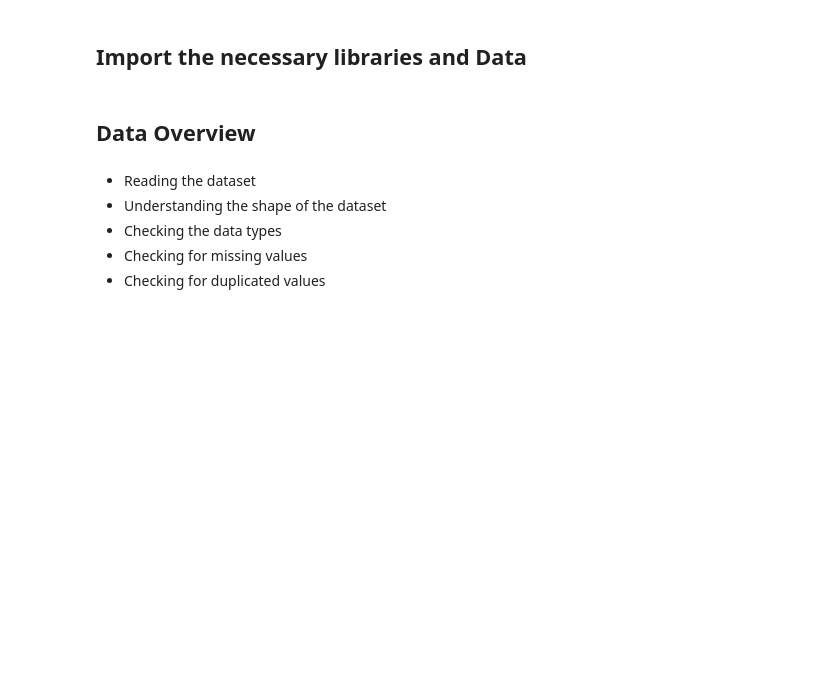
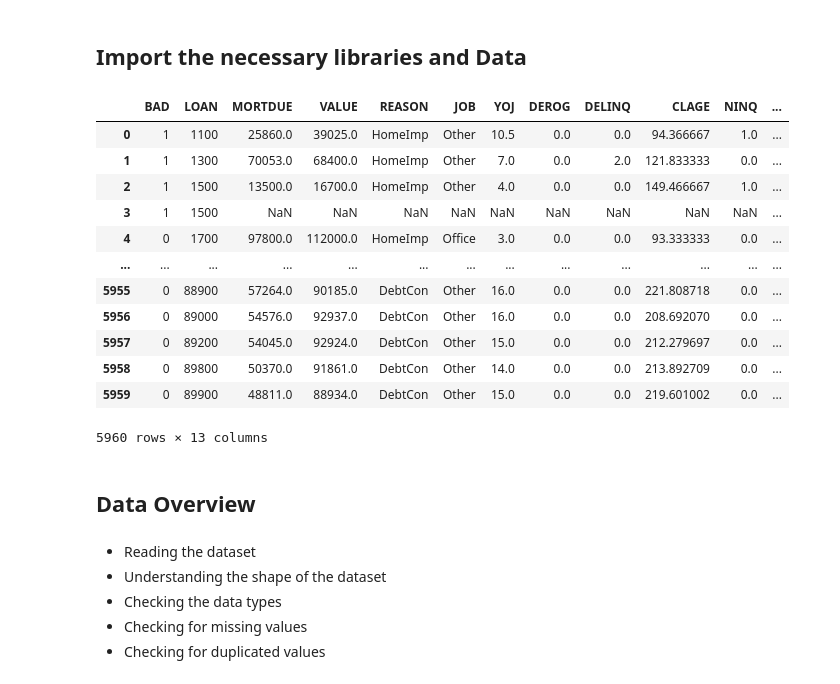
Before and after one commit to emailtosanj/ADSP_LAIEDM, a Jupyter notebook: adsp_laiedm/capstone/loan_default_prediction/Capstone_Project_Reference_Notebook_Loan_Default_Prediction_Full_Code.ipynb, the cells around one changed output. Drawn from its saved outputs; the diff is of its cells as text; code cells hidden in the pictures; blank space fills up the shorter version.

```diff
--- a/adsp_laiedm/capstone/loan_default_prediction/Capstone_Project_Reference_Notebook_Loan_Default_Prediction_Full_Code.ipynb
+++ b/adsp_laiedm/capstone/loan_default_prediction/Capstone_Project_Reference_Notebook_Loan_Default_Prediction_Full_Code.ipynb
@@ -64,3 +64,12 @@ The Home Equity dataset (HMEQ) contains baseline and loan performance informatio
 * **CLNO:** Number of existing credit lines.
 
 * **DEBTINC:** Debt-to-income ratio (all your monthly debt payments divided by your gross monthly income. This number is one way lenders measure your ability to manage the monthly payments to repay the money you plan to borrow.
+# %%
+#get the path to the dataset
+from google.colab import drive
+import os
+drive.mount('/content/drive')
+
+file_dir = '/content/drive/MyDrive/adsp_laiedm/capstone_project/capstone/loan_default_prediction'
+#list the files in the dir
+os.listdir(file_dir)
@@ -71,3 +96,25 @@ The Home Equity dataset (HMEQ) contains baseline and loan performance informatio
+# %%
+#display all columns.
+pd.set_option('display.max_columns', None)
+# pd.set_option('display.max_rows', None)
+# %%
+#load the dataset in pandas dataframe
+df = pd.read_csv(file_dir + '/hmeq.csv')
+df
+# %% [output]
+|  | BAD | LOAN | MORTDUE | VALUE | REASON | JOB | YOJ | DEROG | DELINQ | CLAGE | NINQ | ... |
+| 0 | 1 | 1100 | 25860.0 | 39025.0 | HomeImp | Other | 10.5 | 0.0 | 0.0 | 94.366667 | 1.0 | ... |
+| 1 | 1 | 1300 | 70053.0 | 68400.0 | HomeImp | Other | 7.0 | 0.0 | 2.0 | 121.833333 | 0.0 | ... |
+| 2 | 1 | 1500 | 13500.0 | 16700.0 | HomeImp | Other | 4.0 | 0.0 | 0.0 | 149.466667 | 1.0 | ... |
+| 3 | 1 | 1500 | NaN | NaN | NaN | NaN | NaN | NaN | NaN | NaN | NaN | ... |
+| 4 | 0 | 1700 | 97800.0 | 112000.0 | HomeImp | Office | 3.0 | 0.0 | 0.0 | 93.333333 | 0.0 | ... |
+| ... | ... | ... | ... | ... | ... | ... | ... | ... | ... | ... | ... | ... |
+| 5955 | 0 | 88900 | 57264.0 | 90185.0 | DebtCon | Other | 16.0 | 0.0 | 0.0 | 221.808718 | 0.0 | ... |
+| 5956 | 0 | 89000 | 54576.0 | 92937.0 | DebtCon | Other | 16.0 | 0.0 | 0.0 | 208.692070 | 0.0 | ... |
+| 5957 | 0 | 89200 | 54045.0 | 92924.0 | DebtCon | Other | 15.0 | 0.0 | 0.0 | 212.279697 | 0.0 | ... |
+| 5958 | 0 | 89800 | 50370.0 | 91861.0 | DebtCon | Other | 14.0 | 0.0 | 0.0 | 213.892709 | 0.0 | ... |
+| 5959 | 0 | 89900 | 48811.0 | 88934.0 | DebtCon | Other | 15.0 | 0.0 | 0.0 | 219.601002 | 0.0 | ... |
+5960 rows × 13 columns
 # %% [markdown]
 ## **Data Overview**
 # %% [markdown]
```
Also changed, not shown: parts of 11 cells of this notebook.
